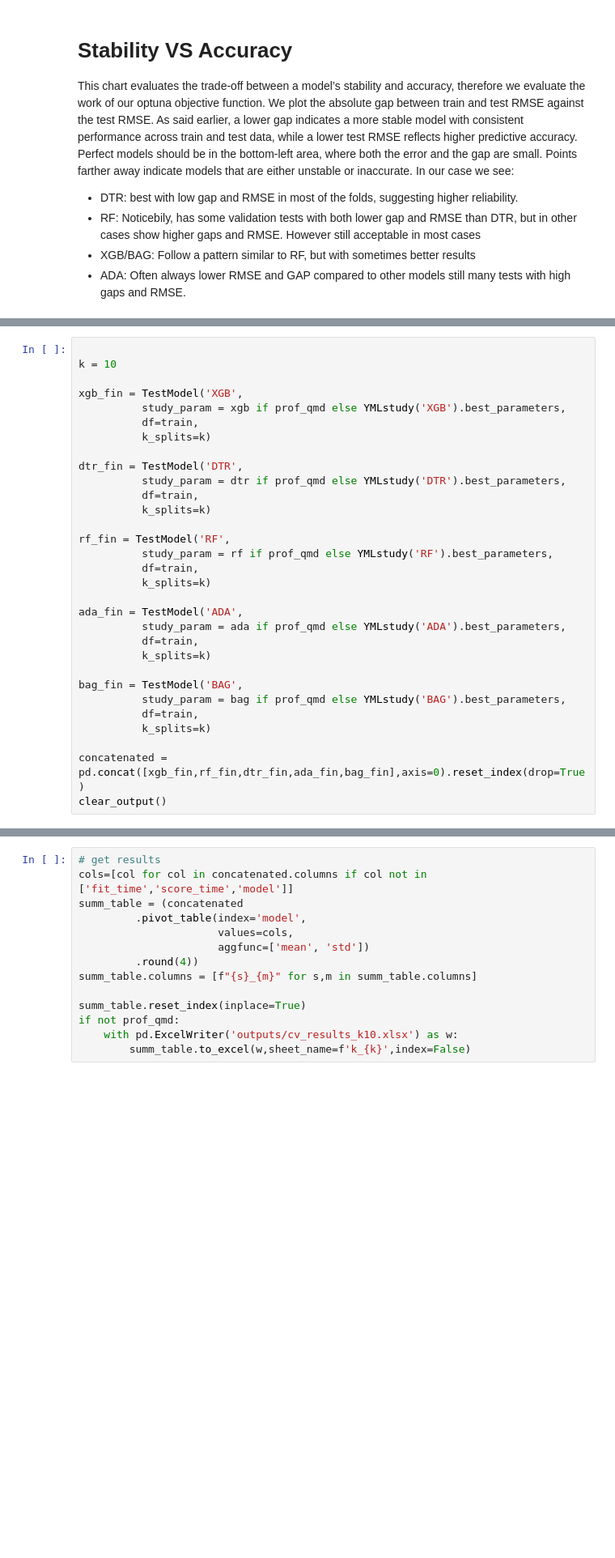
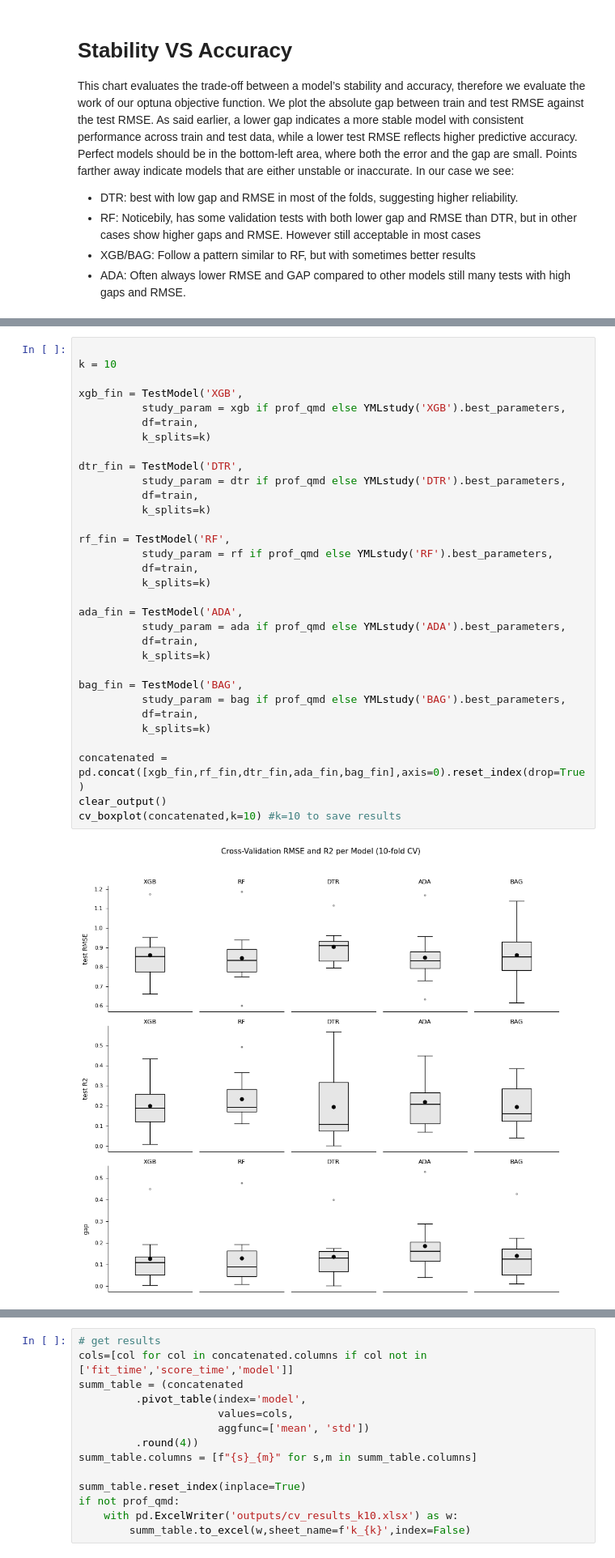
Before and after one commit to LeonSavi/ADS-DW3, a Jupyter notebook: LS-Hyper.ipynb, the cells around one changed output, grey strips where cells are left out. Shown at 81% size. Saved outputs shown, nothing was run; the diff lists cells and outputs as text; blank space fills up the shorter version.

```diff
--- a/LS-Hyper.ipynb
+++ b/LS-Hyper.ipynb
@@ -860,30 +858,33 @@ To have a less foggy picture of the results (especially for DTR and RF), I need
 
 k = 10
 
 xgb_fin = TestModel('XGB',
           study_param = xgb if prof_qmd else YMLstudy('XGB').best_parameters,
           df=train,
           k_splits=k)
 
 dtr_fin = TestModel('DTR',
           study_param = dtr if prof_qmd else YMLstudy('DTR').best_parameters,
           df=train,
           k_splits=k)
 
 rf_fin = TestModel('RF',
           study_param = rf if prof_qmd else YMLstudy('RF').best_parameters,
           df=train,
           k_splits=k)
 
 ada_fin = TestModel('ADA',
           study_param = ada if prof_qmd else YMLstudy('ADA').best_parameters,
           df=train,
           k_splits=k)
 
 bag_fin = TestModel('BAG',
           study_param = bag if prof_qmd else YMLstudy('BAG').best_parameters,
           df=train,
           k_splits=k)
 
 concatenated = pd.concat([xgb_fin,rf_fin,dtr_fin,ada_fin,bag_fin],axis=0).reset_index(drop=True)
 clear_output()
+cv_boxplot(concatenated,k=10) #k=10 to save results
+# %% [output]
+[figure, added]
```
Also changed, not shown: parts of 11 cells of this notebook, 8 other files.
